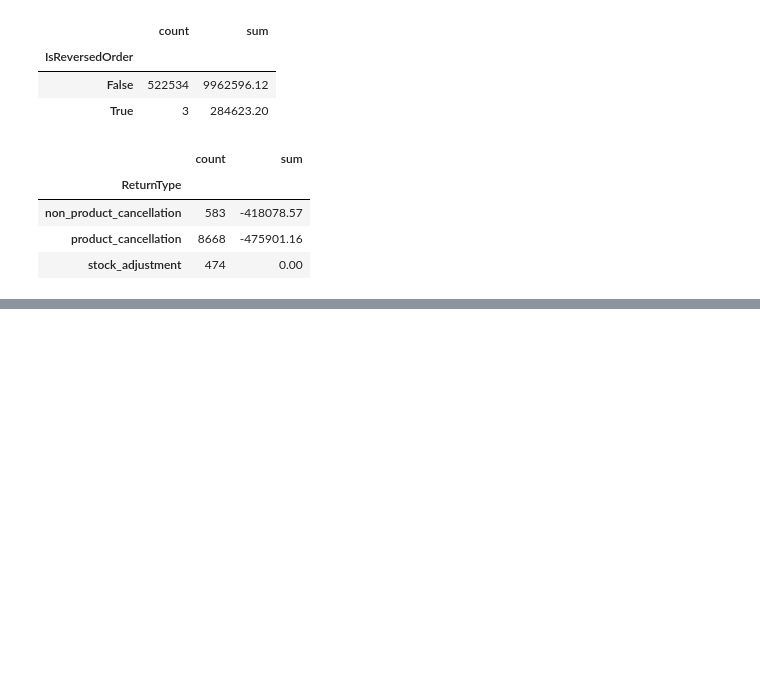
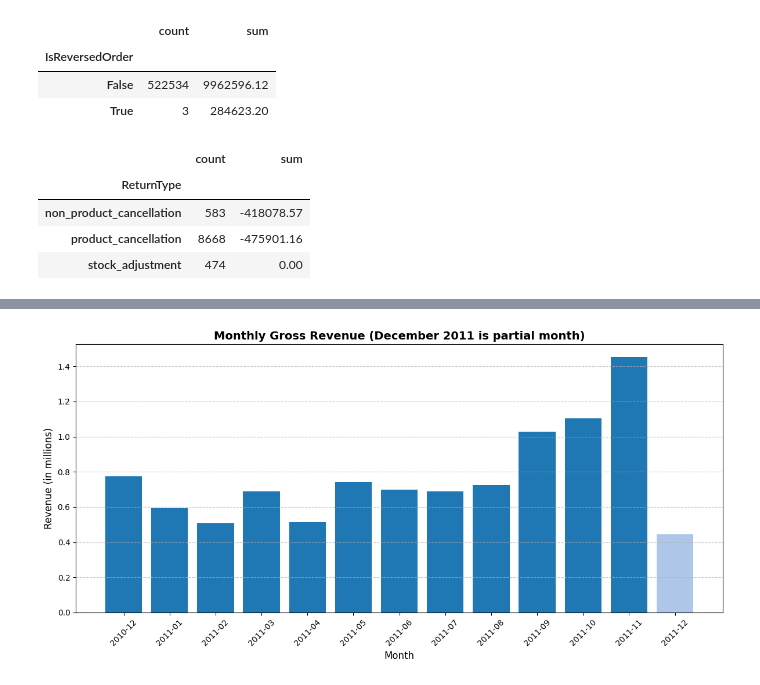
Before and after one commit to MahdiYaqobi/online-retail-data-cleaning, a Jupyter notebook: notebook/eda_notebook.ipynb, the cells around one changed output, grey strips where cells are left out. Drawn from its saved outputs; the diff is of its cells as text; code cells hidden in the pictures; blank space fills up the shorter version.

Commit message:
Add monthly sales trends analysis with revenue, orders and AOV charts and interpretation

```diff
--- a/notebook/eda_notebook.ipynb
+++ b/notebook/eda_notebook.ipynb
@@ -127,0 +154,15 @@ returns.groupby("ReturnType")["TotalPrice"].agg(["count", "sum"])
+# %%
+# 1. Filtering rows where the order is not cancelled, and creating a 'Month' column
+sales_filtered = sales[~sales["IsReversedOrder"]].copy()
+sales_filtered['Month'] = sales_filtered['InvoiceDate'].dt.to_period('M')
+
+# 2. Grouping by 'Month' and calculating revenue and number of orders
+monthly_summary = sales_filtered.groupby('Month').agg(
+    Revenue=('TotalPrice', 'sum'),
+    Orders=('InvoiceNo', 'nunique')
+).reset_index()
+
+# Calculating Average Order Value (AOV)
+monthly_summary['AOV'] = monthly_summary['Revenue'] / monthly_summary['Orders']
+
+monthly_summary
@@ -127,0 +184,22 @@ returns.groupby("ReturnType")["TotalPrice"].agg(["count", "sum"])
+# %%
+# convert Month column to string (so that matplotlib can display it)
+months = monthly_summary['Month'] = monthly_summary['Month'].astype(str)
+revenue = monthly_summary['Revenue']
+aov = monthly_summary['AOV']
+# %%
+# make color list: all months are blue except last month (December 2011) gray or lighter
+colors = ['#1f77b4'] * (len(monthly_summary) - 1) + ['#aec7e8']
+
+plt.figure(figsize=(12, 6))
+plt.bar(months, revenue/ 1e6, color=colors)
+
+plt.title('Monthly Gross Revenue (December 2011 is partial month)', fontsize=14, fontweight='bold')
+plt.xlabel('Month', fontsize=12)
+plt.ylabel('Revenue (in millions)', fontsize=12)
+plt.xticks(rotation=45)
+plt.grid(axis='y', linestyle='--', alpha=0.7)
+
+plt.tight_layout()
+plt.show()
+# %% [output]
+[figure, added]
```
Also changed, not shown: parts of 8 cells of this notebook.
